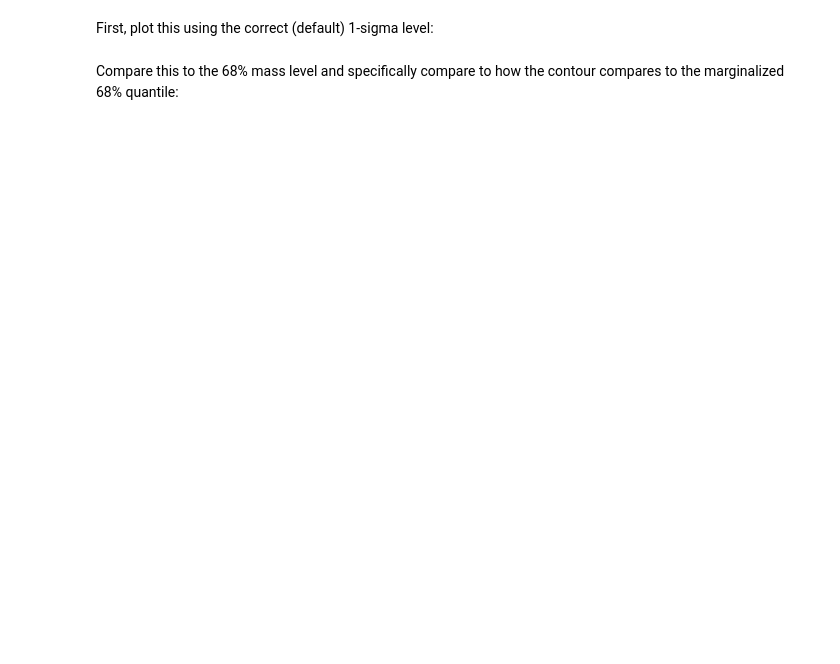
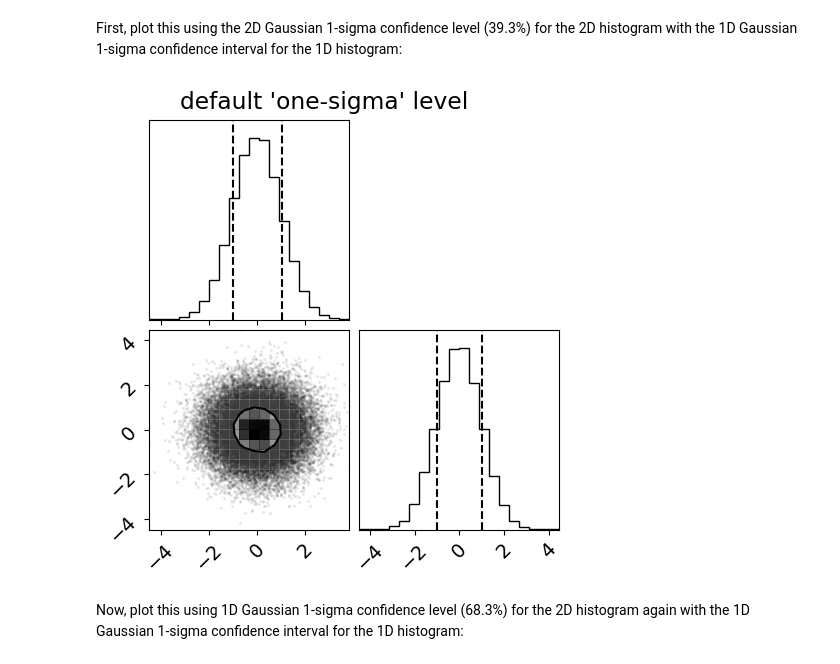
Before and after one commit to dfm/corner.py, a Jupyter notebook: docs/pages/sigmas.ipynb, the cells around one changed output. Cells and saved outputs as stored; diff of their text form; code cells hidden in the pictures; blank space fills up the shorter version.

Commit message:
update sigmas notebook

```diff
--- a/docs/pages/sigmas.ipynb
+++ b/docs/pages/sigmas.ipynb
@@ -17,16 +25,24 @@ We can visualize the difference between sigma definitions:
 import corner
 import numpy as np
 
+one_sigma_1d = 0.683
+q_lower = 1/2  - one_sigma_1d/2
+q_upper = 1/2  + one_sigma_1d/2
+
+one_sigma_2d = 0.393
+
 # Generate some fake data from a Gaussian
 np.random.seed(42)
 x = np.random.randn(50000, 2)
-# %% [markdown]
-First, plot this using the correct (default) 1-sigma level:
+# %% [markdown]
+First, plot this using the 2D Gaussian 1-sigma confidence level  (39.3%) for the 2D histogram with the 1D Gaussian 1-sigma confidence interval for the 1D histogram:
 # %%
-fig = corner.corner(x, quantiles=(0.16, 0.84), levels=(1 - np.exp(-0.5),))
+fig = corner.corner(x, quantiles=(q_lower, q_upper), levels=(one_sigma_2d,))
 _ = fig.suptitle("default 'one-sigma' level")
+# %% [output]
+[figure, added]
-# %% [markdown]
-Compare this to the 68% mass level and specifically compare to how the contour compares to the marginalized 68% quantile:
+# %% [markdown]
+Now, plot this using 1D Gaussian 1-sigma confidence level (68.3%) for the 2D histogram again with the 1D Gaussian 1-sigma confidence interval for the 1D histogram:
 # %%
 fig = corner.corner(x, quantiles=(0.16, 0.84), levels=(0.68,))
 _ = fig.suptitle("alternative 'one-sigma' level")
```
Also changed, not shown: parts of 4 cells of this notebook.
